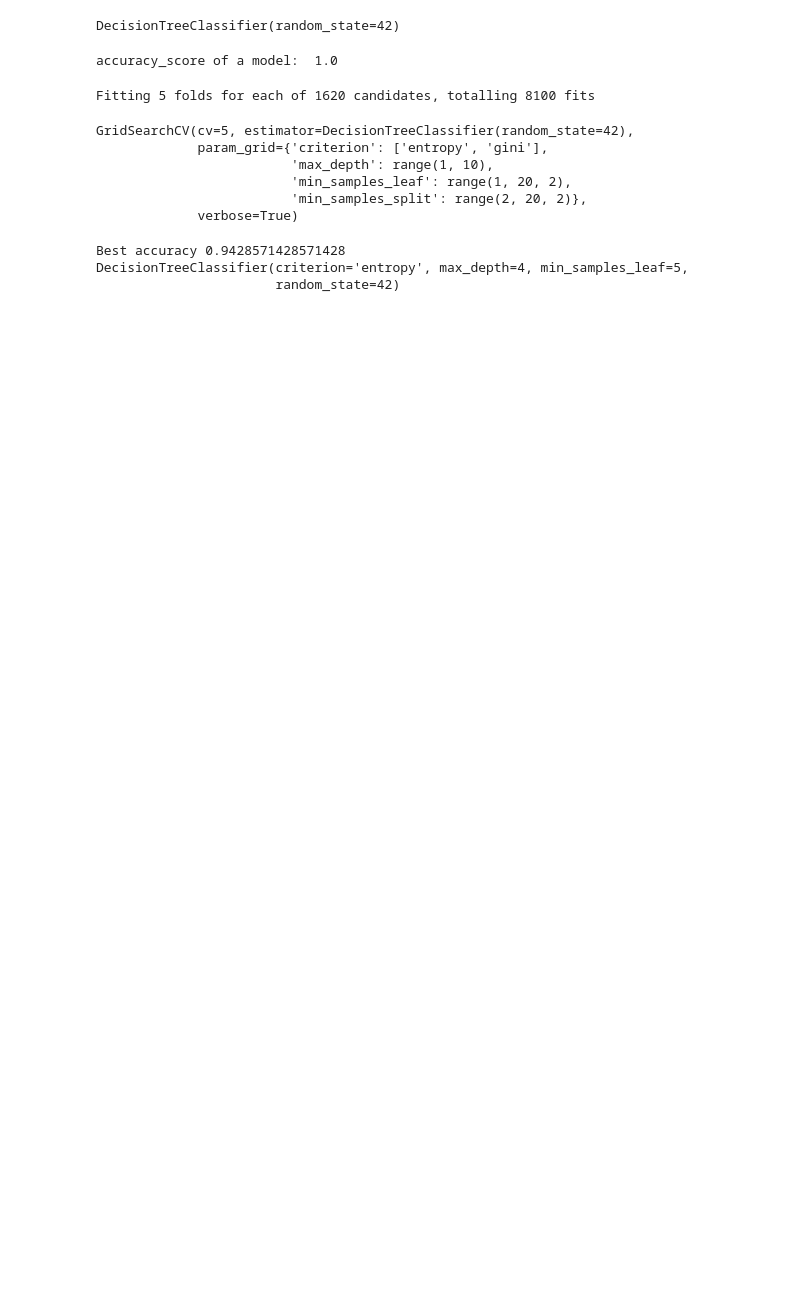
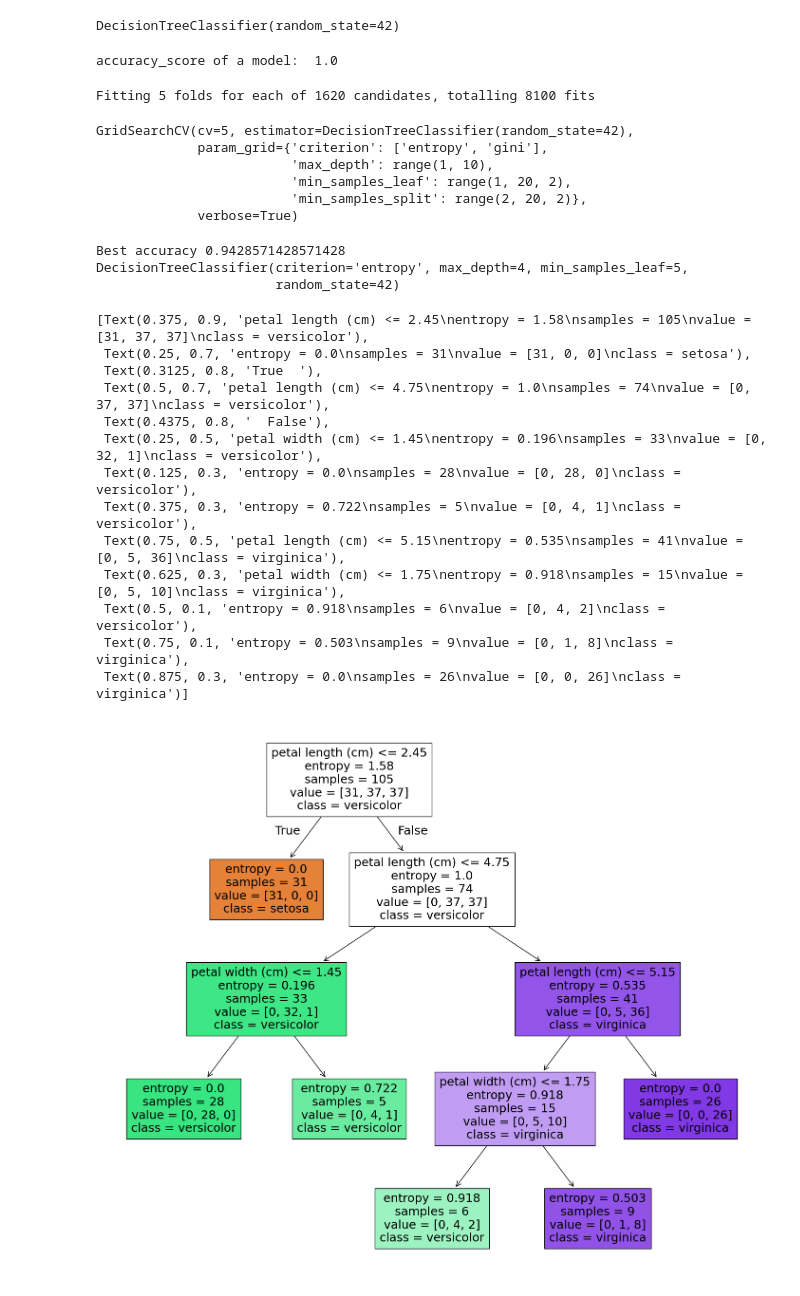
Before and after one commit to dipak1920basnet/Decision_Tree, a Jupyter notebook: decision_tree_classifier.ipynb, the cells around one changed output. Cells and saved outputs as stored; diff of their text form; code cells hidden in the pictures; blank space fills up the shorter version.

Commit message:
visualize the decison tree with hyperparameter tuning

```diff
--- a/decision_tree_classifier.ipynb
+++ b/decision_tree_classifier.ipynb
@@ -61,0 +67,21 @@ DecisionTreeClassifier(criterion='entropy', max_depth=4, min_samples_leaf=5,
+# %%
+tree_clf = grid_search.best_estimator_
+
+plt.figure(figsize=(18,15))
+plot_tree(tree_clf, filled=True, feature_names=data.feature_names,
+          class_names=data.target_names)
+# %% [output]
+[Text(0.375, 0.9, 'petal length (cm) <= 2.45\nentropy = 1.58\nsamples = 105\nvalue = [31, 37, 37]\nclass = versicolor'),
+ Text(0.25, 0.7, 'entropy = 0.0\nsamples = 31\nvalue = [31, 0, 0]\nclass = setosa'),
+ Text(0.3125, 0.8, 'True  '),
+ Text(0.5, 0.7, 'petal length (cm) <= 4.75\nentropy = 1.0\nsamples = 74\nvalue = [0, 37, 37]\nclass = versicolor'),
+ Text(0.4375, 0.8, '  False'),
+ Text(0.25, 0.5, 'petal width (cm) <= 1.45\nentropy = 0.196\nsamples = 33\nvalue = [0, 32, 1]\nclass = versicolor'),
+ Text(0.125, 0.3, 'entropy = 0.0\nsamples = 28\nvalue = [0, 28, 0]\nclass = versicolor'),
+ Text(0.375, 0.3, 'entropy = 0.722\nsamples = 5\nvalue = [0, 4, 1]\nclass = versicolor'),
+ Text(0.75, 0.5, 'petal length (cm) <= 5.15\nentropy = 0.535\nsamples = 41\nvalue = [0, 5, 36]\nclass = virginica'),
+ Text(0.625, 0.3, 'petal width (cm) <= 1.75\nentropy = 0.918\nsamples = 15\nvalue = [0, 5, 10]\nclass = virginica'),
+ Text(0.5, 0.1, 'entropy = 0.918\nsamples = 6\nvalue = [0, 4, 2]\nclass = versicolor'),
+ Text(0.75, 0.1, 'entropy = 0.503\nsamples = 9\nvalue = [0, 1, 8]\nclass = virginica'),
+ Text(0.875, 0.3, 'entropy = 0.0\nsamples = 26\nvalue = [0, 0, 26]\nclass = virginica')]
+[figure, added]
```
Also changed, not shown: parts of 2 cells of this notebook.
